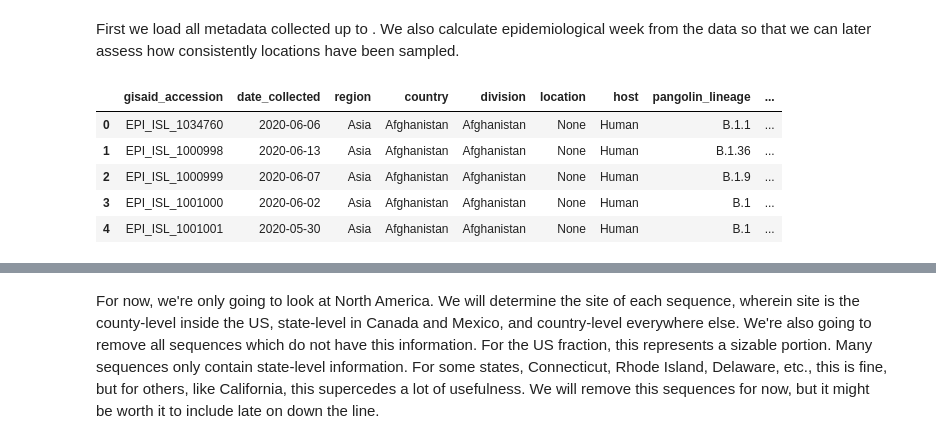
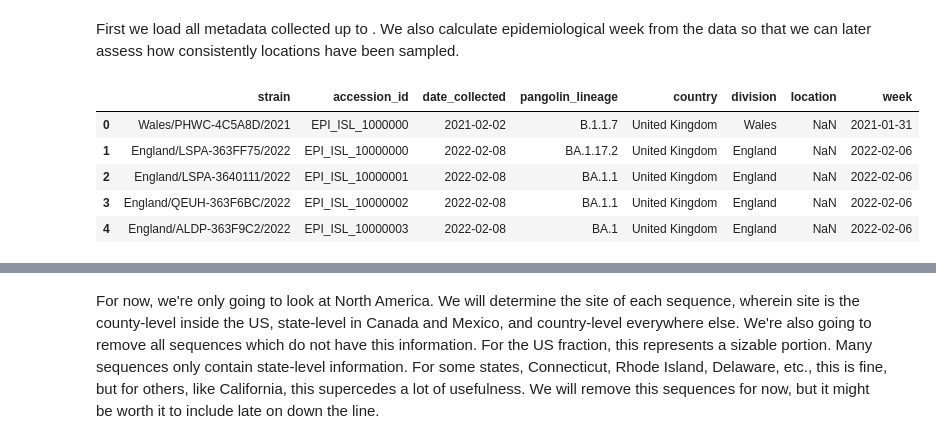
Before and after one commit to watronfire/monterey, a Jupyter notebook: notebooks/robust_location_selection.ipynb, the cells around one changed output, grey strips where cells are left out. Drawn from its saved outputs; the diff is of its cells as text; code cells hidden in the pictures.

```diff
--- a/notebooks/robust_location_selection.ipynb
+++ b/notebooks/robust_location_selection.ipynb
@@ -6,14 +6,13 @@ from matplotlib.ticker import PercentFormatter
 # %% [markdown]
 First we load all metadata collected up to <x>. We also calculate epidemiological week from the data so that we can later assess how consistently locations have been sampled.
 # %%
-usecols = ["gisaid_accession","date_collected", "region", "country", "division", "location", "host", "pangolin_lineage", "search"]
-md = pd.read_csv( "/Users/natem/Dropbox (Scripps Research)/Personal/Code/Projects/project_2021_california-hcov-genomics/data/metadata_filtered.tsv", usecols=usecols, parse_dates=["date_collected"], sep="\t")
+md = pd.read_csv( "../resources/combined_md.csv.gz", parse_dates=["date_collected"])
 md["week"] = md["date_collected"].apply( lambda x: Week.fromdate( x ).startdate() )
 md.head()
 # %% [output]
-|  | gisaid_accession | date_collected | region | country | division | location | host | pangolin_lineage | ... |
-| 0 | EPI_ISL_1034760 | 2020-06-06 | Asia | Afghanistan | Afghanistan | None | Human | B.1.1 | ... |
-| 1 | EPI_ISL_1000998 | 2020-06-13 | Asia | Afghanistan | Afghanistan | None | Human | B.1.36 | ... |
-| 2 | EPI_ISL_1000999 | 2020-06-07 | Asia | Afghanistan | Afghanistan | None | Human | B.1.9 | ... |
-| 3 | EPI_ISL_1001000 | 2020-06-02 | Asia | Afghanistan | Afghanistan | None | Human | B.1 | ... |
-| 4 | EPI_ISL_1001001 | 2020-05-30 | Asia | Afghanistan | Afghanistan | None | Human | B.1 | ... |
+|  | strain | accession_id | date_collected | pangolin_lineage | country | division | location | week |
+| 0 | Wales/PHWC-4C5A8D/2021 | EPI_ISL_1000000 | 2021-02-02 | B.1.1.7 | United Kingdom | Wales | NaN | 2021-01-31 |
+| 1 | England/LSPA-363FF75/2022 | EPI_ISL_10000000 | 2022-02-08 | BA.1.17.2 | United Kingdom | England | NaN | 2022-02-06 |
+| 2 | England/LSPA-3640111/2022 | EPI_ISL_10000001 | 2022-02-08 | BA.1.1 | United Kingdom | England | NaN | 2022-02-06 |
+| 3 | England/QEUH-363F6BC/2022 | EPI_ISL_10000002 | 2022-02-08 | BA.1.1 | United Kingdom | England | NaN | 2022-02-06 |
+| 4 | England/ALDP-363F9C2/2022 | EPI_ISL_10000003 | 2022-02-08 | BA.1 | United Kingdom | England | NaN | 2022-02-06 |
```
Also changed, not shown: parts of 10 cells of this notebook, 1 other file.
